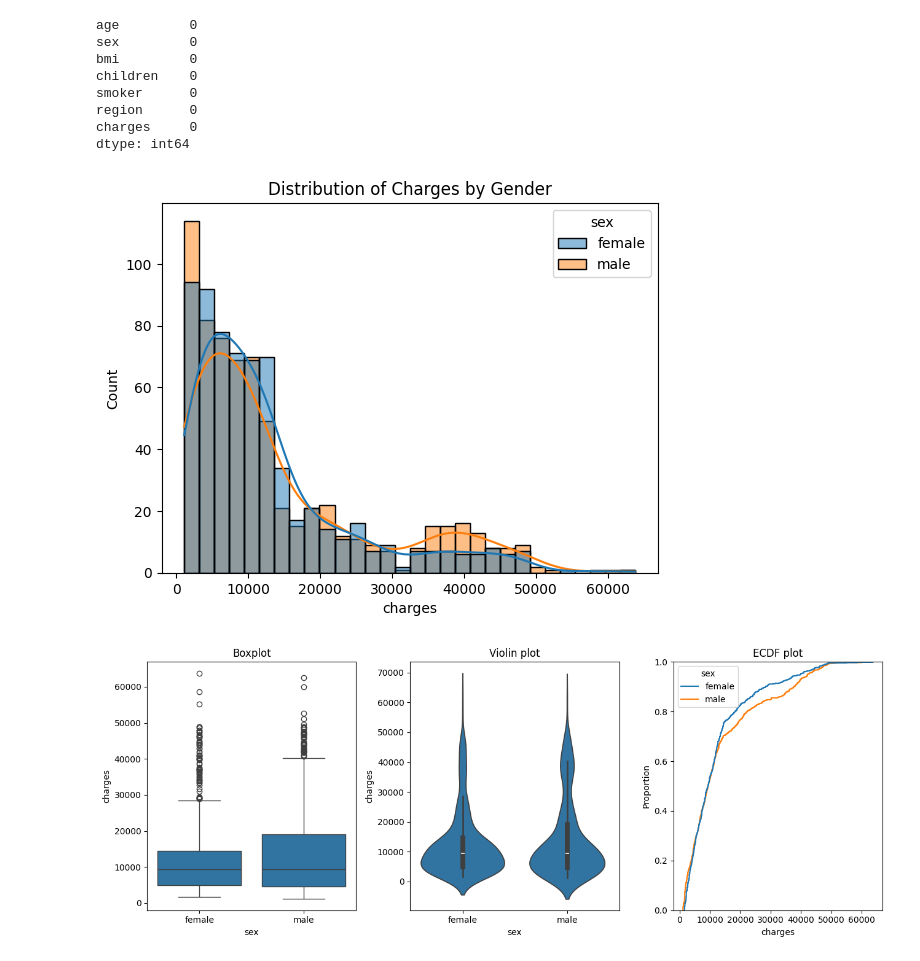
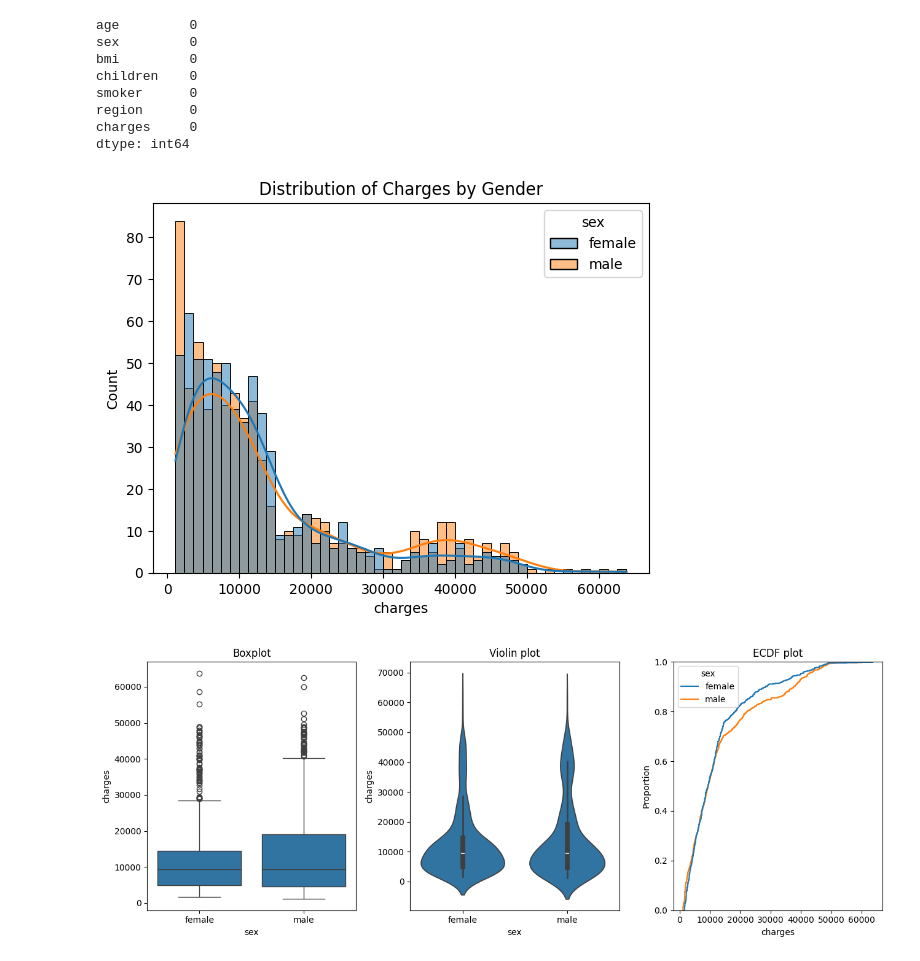
Before and after one commit to Khoi412/Hackathon1_Healthcare_Insurance_Cost_Analysis, a Jupyter notebook: jupyter_notebooks/Healthcare_insurance.ipynb, the cells around one changed output. Cells and saved outputs as stored; diff of their text form; code cells hidden in the pictures.

```diff
--- a/jupyter_notebooks/Healthcare_insurance.ipynb
+++ b/jupyter_notebooks/Healthcare_insurance.ipynb
@@ -92,18 +115,18 @@ dtype: int64
 # %%
 # Visualizing the distribution of charges by gender
 
 import matplotlib.pyplot as plt
 import seaborn as sns
 
 
 ## converting dataframe to a histogram plot showing the correlation betweens sexes and charges
 # Using seaborn as a visualization tool for simplier coding
-sns.histplot(data=df_insurance, x='charges', hue='sex', bins=30, kde=True, alpha=0.5)
+sns.histplot(data=df_insurance, x='charges', hue='sex', bins=50, kde=True, alpha=0.5)
 # Adding a title to the plot
 plt.title('Distribution of Charges by Gender')
 plt.show()
 # %% [output]
-[figure, old version]
+[figure, new version]
 # %%
 ### Creating multiple plots to get a clearer result
 
```
Also changed, not shown: parts of 7 cells of this notebook, 1 other file.
